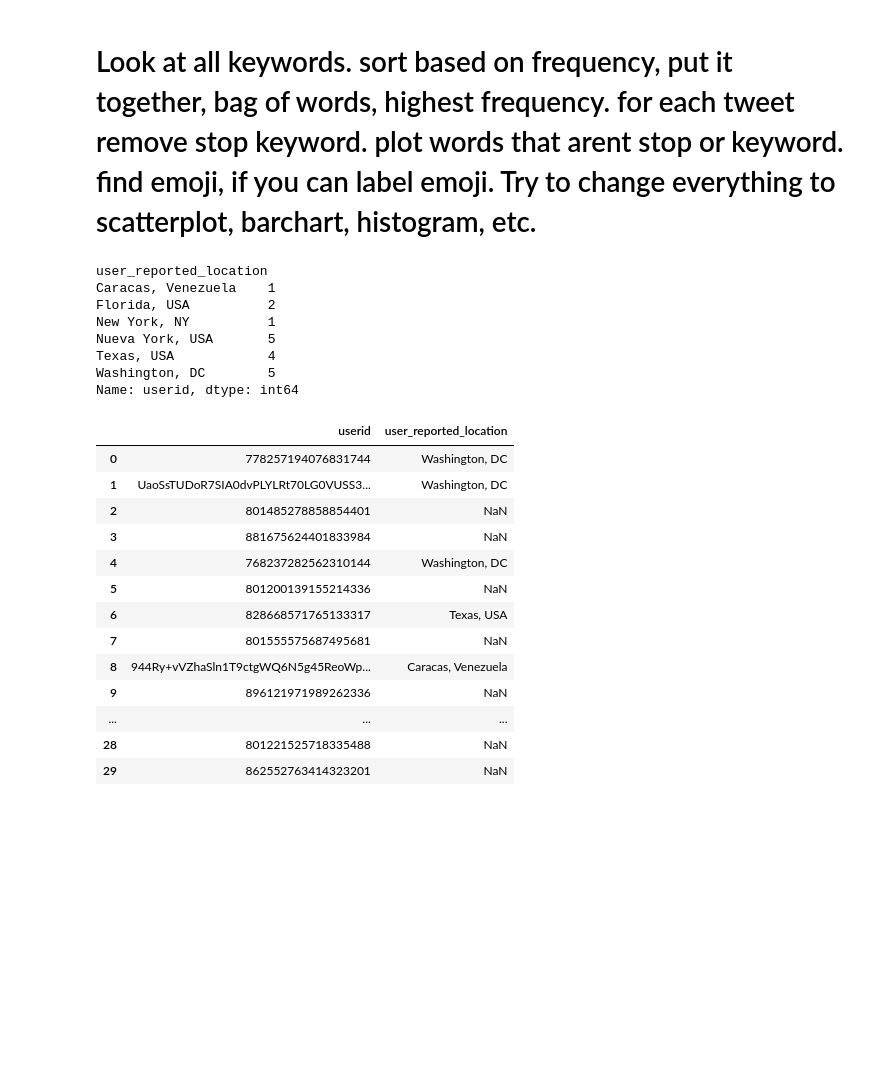
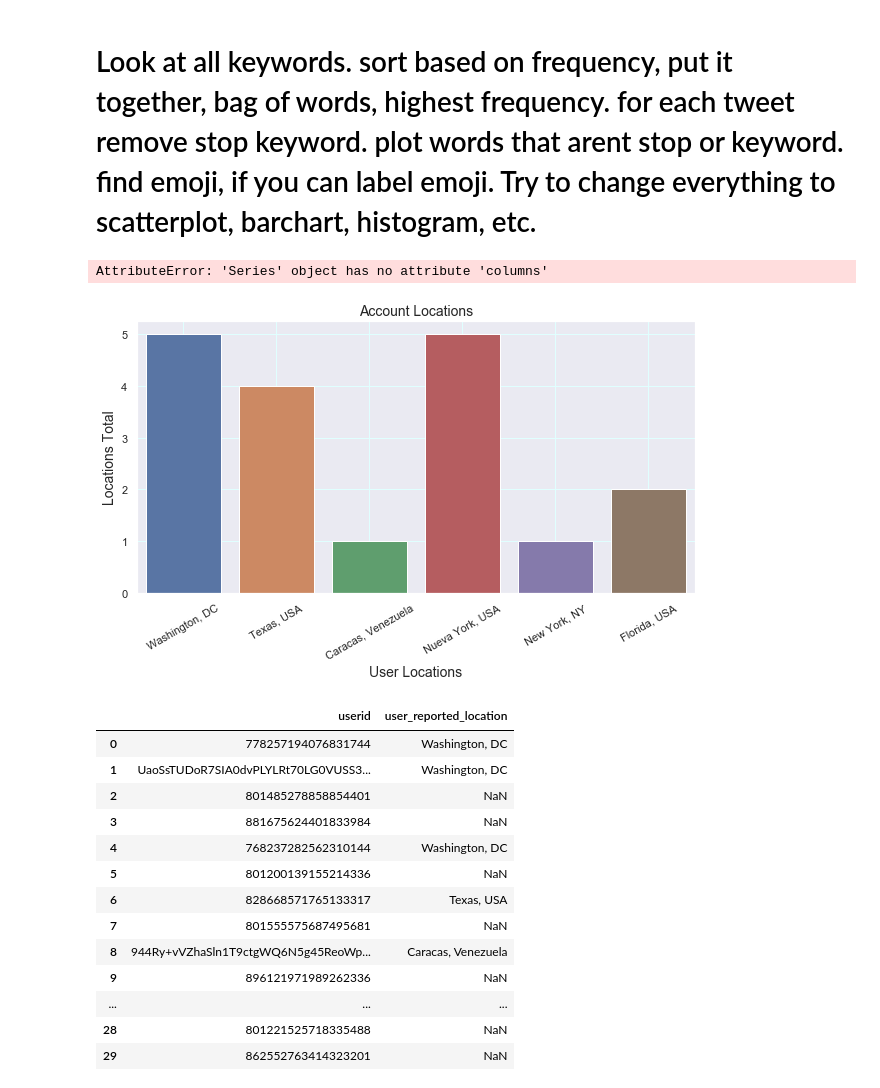
Before and after one commit to sandroclark/Venezuelan-Intrusion, a Jupyter notebook: Capstone Venezuela Users.ipynb, the cells around one changed output. Drawn from its saved outputs; the diff is of its cells as text; code cells hidden in the pictures; blank space fills up the shorter version.

```diff
--- a/Capstone Venezuela Users.ipynb
+++ b/Capstone Venezuela Users.ipynb
@@ -136,16 +137,25 @@ array(['AmericaForTrump🇺🇸', 'UaoSsTUDoR7SIA0dvPLYLRt70LG0VUSS3AcrE9FUE=',
 # %%
 user_location = venezuela_users.groupby('user_reported_location').count()['userid']
 # %%
-user_location
+user_location.
 # %% [output]
-user_reported_location
-Caracas, Venezuela    1
-Florida, USA          2
-New York, NY          1
-Nueva York, USA       5
-Texas, USA            4
-Washington, DC        5
-Name: userid, dtype: int64
+AttributeError: 'Series' object has no attribute 'columns'
+# %%
+plt.figure(figsize=(10,5))
+ax = sns.countplot(x='user_reported_location', data=venezuela_users)
+sns.set(style="dark")
+
+plt.ylabel('Locations Total', fontsize = 14)
+plt.xlabel('User Locations', fontsize = 14)
+plt.title('Account Locations', fontsize = 14)
+plt.grid(c = 'lightcyan')
+
+ax.set_xticklabels(ax.get_xticklabels(), rotation=30)
+
+
+plt.show ()
+# %% [output]
+[figure, added]
 # %%
 loc_df = venezuela_users[['userid','user_reported_location']]
 # %%
```
Also changed, not shown: parts of 2 cells of this notebook, 10 other files.
